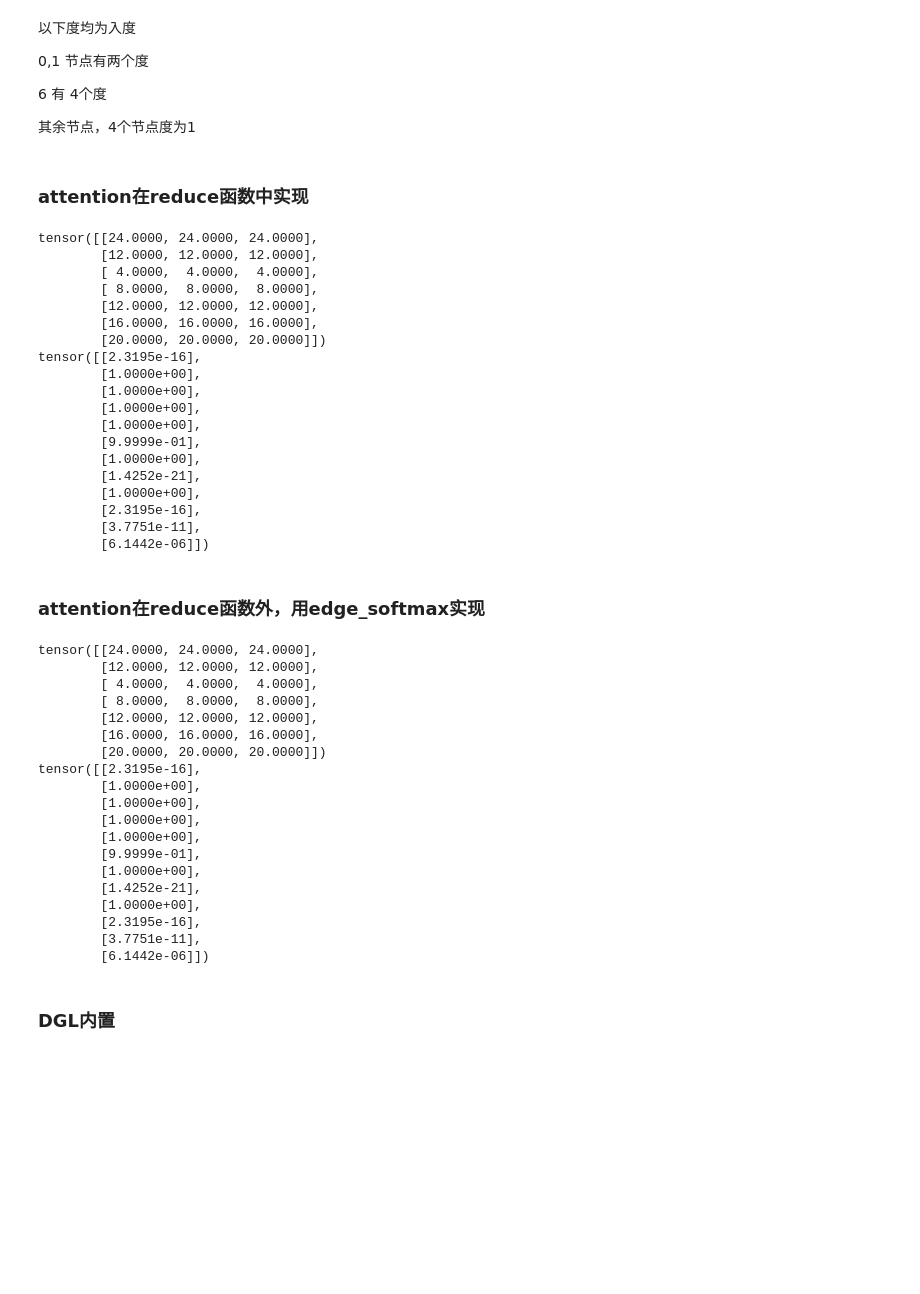
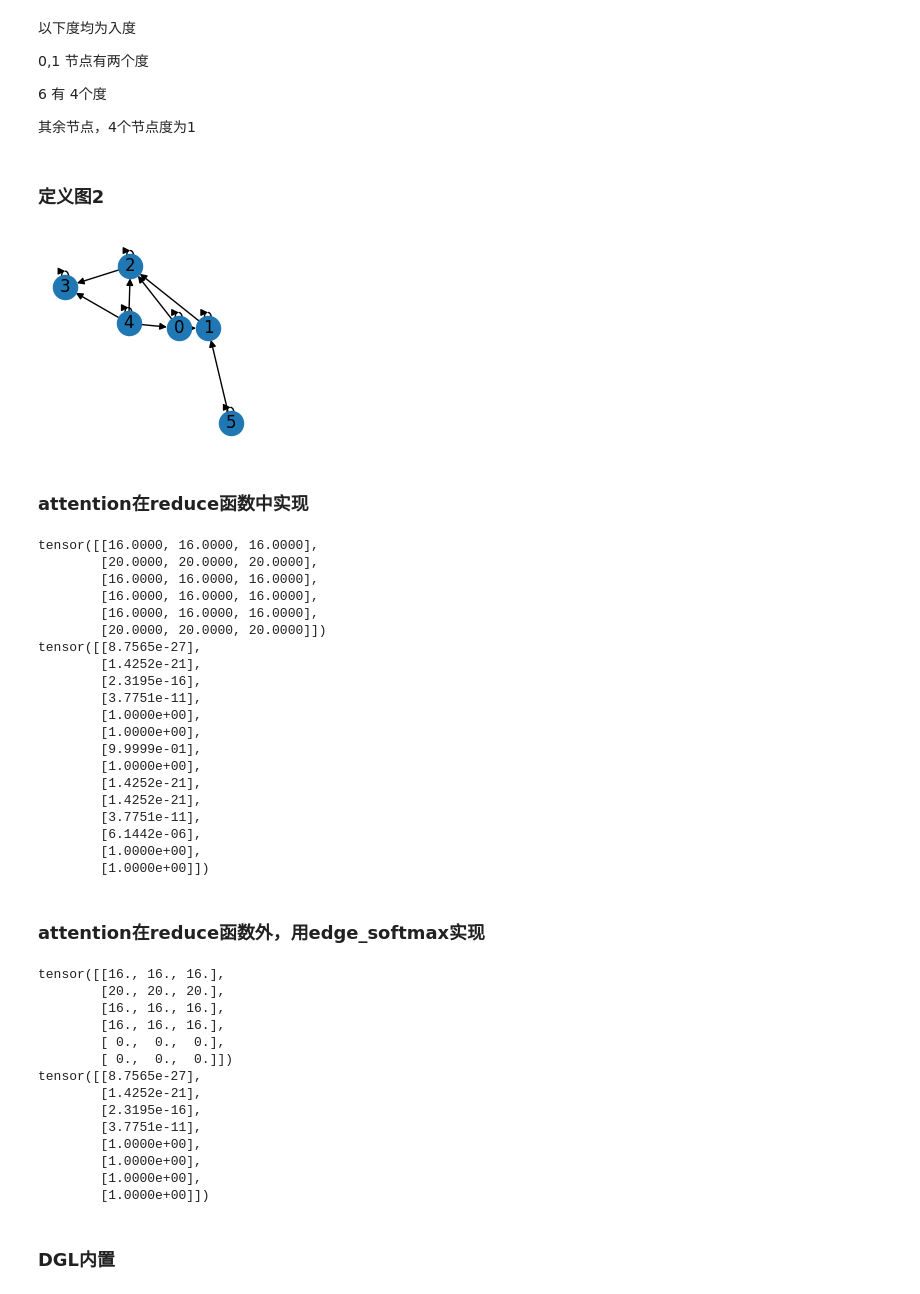
Before and after one commit to OmniJax/GML_learning, a Jupyter notebook: DGL_learning/DGL中的消息传递函数和聚合函数.ipynb, the cells around one changed output. Saved outputs shown, nothing was run; the diff lists cells and outputs as text; code cells hidden in the pictures; blank space fills up the shorter version.

Commit message:
dgl 中的信息传递和聚合
存在入度为0的点，需要add_self_loop

```diff
--- a/DGL_learning/DGL中的消息传递函数和聚合函数.ipynb
+++ b/DGL_learning/DGL中的消息传递函数和聚合函数.ipynb
@@ -64,6 +64,28 @@ num of edges 12
 6 有 4个度
 
 其余节点，4个节点度为1
+# %% [markdown]
+### 定义图2
+# %%
+g = dgl.graph(([0, 0, 1, 2, 4, 4, 4, 5], [1, 2, 2, 3, 0, 2, 3, 1]))
+g.ndata["h"] = torch.FloatTensor(
+    [
+        [0, 0, 0, 0],  # 0
+        [1, 1, 1, 1],  # 1
+        [2, 2, 2, 2],  # 2
+        [3, 3, 3, 3],  # 3
+        [4, 4, 4, 4],  # 4
+        [5, 5, 5, 5],  # 5
+    ]
+)
+g.edata["edge_attr"] = torch.ones(g.num_edges())
+
+g=g.remove_self_loop().add_self_loop()
+
+plt.figure(figsize=(2,2))
+nx.draw(dgl.to_networkx(g), with_labels=True)
+# %% [output]
+[figure, added]
 # %% [markdown]
 ### attention在reduce函数中实现
 # %%
@@ -139,25 +161,26 @@ with g.local_scope():
     print(g.dstdata["h_N"])
     print(alpha)
 # %% [output]
-tensor([[24.0000, 24.0000, 24.0000],
-        [12.0000, 12.0000, 12.0000],
-        [ 4.0000,  4.0000,  4.0000],
-        [ 8.0000,  8.0000,  8.0000],
-        [12.0000, 12.0000, 12.0000],
+tensor([[16.0000, 16.0000, 16.0000],
+        [20.0000, 20.0000, 20.0000],
+        [16.0000, 16.0000, 16.0000],
+        [16.0000, 16.0000, 16.0000],
         [16.0000, 16.0000, 16.0000],
         [20.0000, 20.0000, 20.0000]])
-tensor([[2.3195e-16],
-        [1.0000e+00],
-        [1.0000e+00],
+tensor([[8.7565e-27],
+        [1.4252e-21],
+        [2.3195e-16],
+        [3.7751e-11],
         [1.0000e+00],
         [1.0000e+00],
         [9.9999e-01],
         [1.0000e+00],
         [1.4252e-21],
+        [1.4252e-21],
+        [3.7751e-11],
+        [6.1442e-06],
         [1.0000e+00],
-        [2.3195e-16],
-        [3.7751e-11],
-        [6.1442e-06]])
+        [1.0000e+00]])
 # %% [markdown]
 ### attention在reduce函数外，用edge_softmax实现
 # %%
@@ -188,24 +211,19 @@ with g.local_scope():
     print(hN)
     print(alpha)
 # %% [output]
-tensor([[24.0000, 24.0000, 24.0000],
-        [12.0000, 12.0000, 12.0000],
-        [ 4.0000,  4.0000,  4.0000],
-        [ 8.0000,  8.0000,  8.0000],
-        [12.0000, 12.0000, 12.0000],
-        [16.0000, 16.0000, 16.0000],
-        [20.0000, 20.0000, 20.0000]])
-tensor([[2.3195e-16],
+tensor([[16., 16., 16.],
+        [20., 20., 20.],
+        [16., 16., 16.],
+        [16., 16., 16.],
+        [ 0.,  0.,  0.],
+        [ 0.,  0.,  0.]])
+tensor([[8.7565e-27],
+        [1.4252e-21],
+        [2.3195e-16],
+        [3.7751e-11],
         [1.0000e+00],
         [1.0000e+00],
         [1.0000e+00],
-        [1.0000e+00],
-        [9.9999e-01],
-        [1.0000e+00],
-        [1.4252e-21],
-        [1.0000e+00],
-        [2.3195e-16],
-        [3.7751e-11],
-        [6.1442e-06]])
+        [1.0000e+00]])
 # %% [markdown]
 ### DGL内置
```
Also changed, not shown: parts of 9 cells of this notebook, 1 other file.
